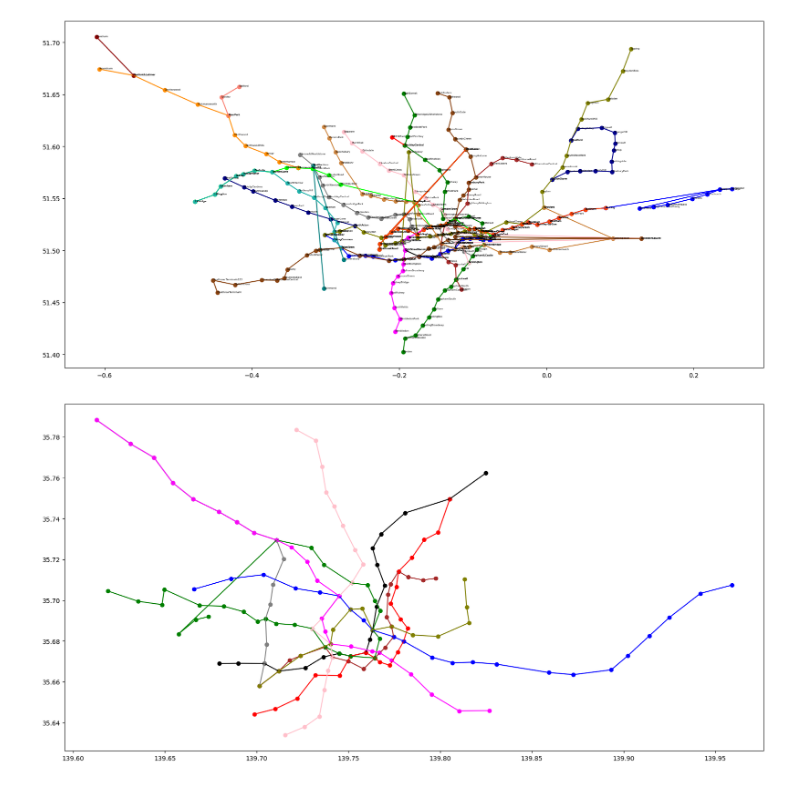
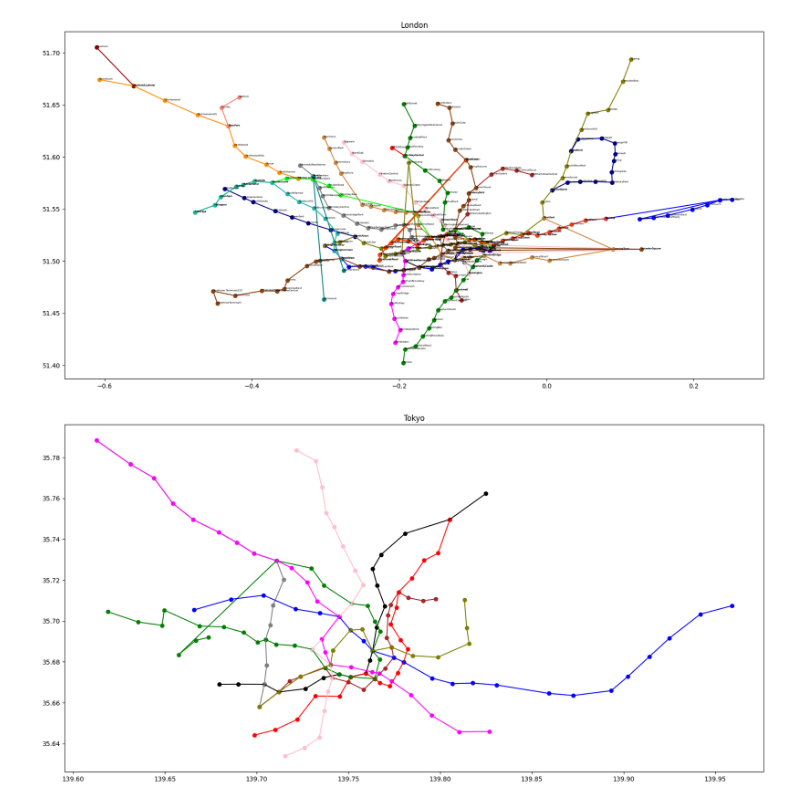
Before and after one commit to quiz3/rail_review, a Jupyter notebook: dataset/visualize.ipynb, the cells around one changed output. Saved outputs shown, nothing was run; the diff lists cells and outputs as text; code cells hidden in the pictures.

```diff
--- a/dataset/visualize.ipynb
+++ b/dataset/visualize.ipynb
@@ -8,6 +8,7 @@ def plot_train_map(
         show_station_name: bool = True,
         name_size: int = 4
 ) -> plt.Figure:
+    city_name = train_dataset.split('/')[-1].split(".")[0].title()
     file_obj = open(train_dataset, "r")
     json_dataset = json.load(file_obj)
     colors = ["black", "grey", "brown", "red", "green", "pink", "blue", "magenta", "olive", "navy", "darkblue", "teal", "lime",
@@ -17,6 +18,7 @@ def plot_train_map(
     cmap = {line: c for line, c in zip(json_dataset, colors)}
 
     fig, ax = plt.subplots(figsize=figsize)
+    ax.set_title(city_name)
 
     for line_name in json_dataset:
         line_data = json_dataset[line_name]
@@ -56,11 +58,11 @@ singapore_graph.savefig("visualizations/singapore.png")
 # %%
-london_graph = plot_train_map("final-json-datasets/london.json")
+london_graph = plot_train_map("dataset/london.json")
 london_graph.savefig("visualizations/london.png")
 # %% [output]
-[figure, old version]
+[figure, new version]
 # %%
-tokyo_graph = plot_train_map("final-json-datasets/tokyo.json", show_station_name=False)
+tokyo_graph = plot_train_map("dataset/tokyo.json", show_station_name=False)
 tokyo_graph.savefig("visualizations/tokyo.png")
 # %% [output]
-[figure, old version]
+[figure, new version]
 # %%
```
Also changed, not shown: parts of 4 cells of this notebook, 6 other files.
